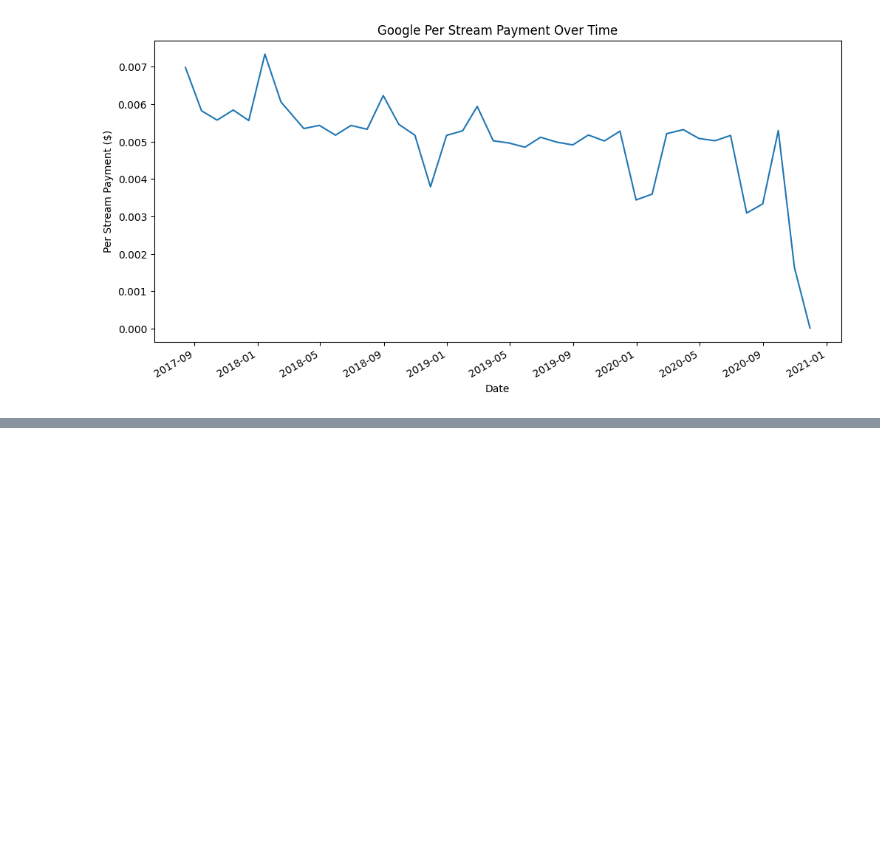
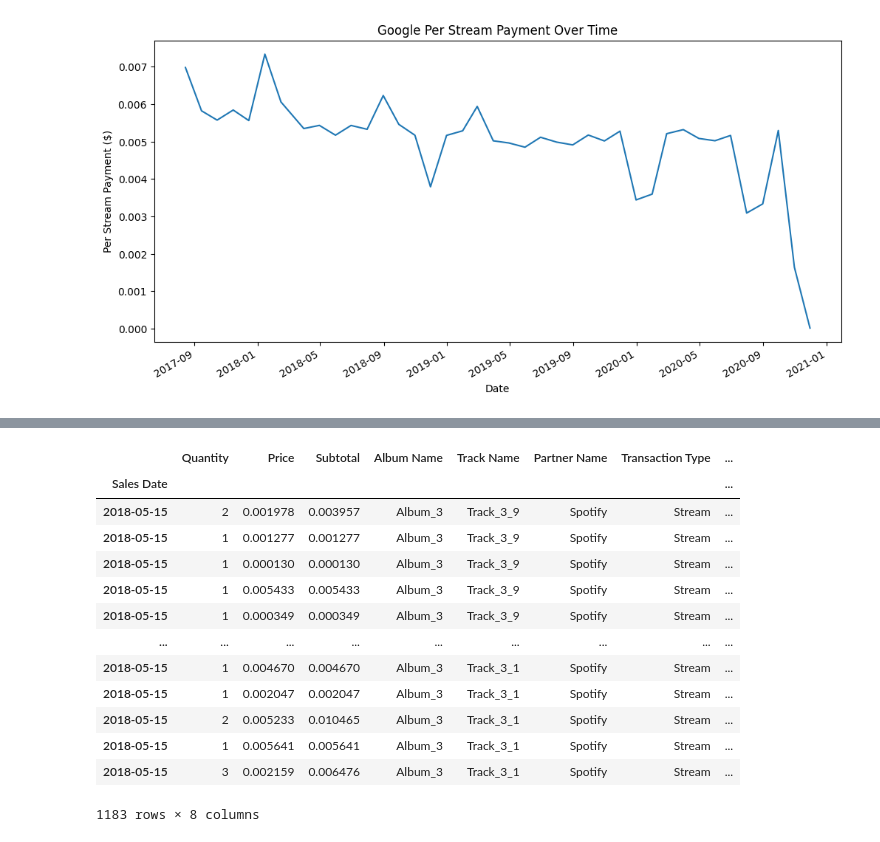
Before and after one commit to nolaneley/analysis_my_streaming_royalties, a Jupyter notebook: EDA.ipynb, the cells around one changed output, grey strips where cells are left out. Saved outputs shown, nothing was run; the diff lists cells and outputs as text; code cells hidden in the pictures; blank space fills up the shorter version.

```diff
--- a/EDA.ipynb
+++ b/EDA.ipynb
@@ -117,0 +101,6 @@ Name: Price, dtype: float64
+# %%
+spotify.set_index('Sales Date', inplace=True)
+spotify.index = pd.to_datetime(spotify.index)
+spotify = spotify.sort_index()
+problem_period = spotify.loc['2018-05-01':'2019-12-01']
+problem_period
@@ -117,0 +119,18 @@ Name: Price, dtype: float64
+# %%
+may15 = problem_period.loc['2018-05-15']
+may15
+# %% [output]
+|  | Quantity | Price | Subtotal | Album Name | Track Name | Partner Name | Transaction Type | ... |
+| Sales Date |  |  |  |  |  |  |  | ... |
+| 2018-05-15 | 2 | 0.001978 | 0.003957 | Album_3 | Track_3_9 | Spotify | Stream | ... |
+| 2018-05-15 | 1 | 0.001277 | 0.001277 | Album_3 | Track_3_9 | Spotify | Stream | ... |
+| 2018-05-15 | 1 | 0.000130 | 0.000130 | Album_3 | Track_3_9 | Spotify | Stream | ... |
+| 2018-05-15 | 1 | 0.005433 | 0.005433 | Album_3 | Track_3_9 | Spotify | Stream | ... |
+| 2018-05-15 | 1 | 0.000349 | 0.000349 | Album_3 | Track_3_9 | Spotify | Stream | ... |
+| ... | ... | ... | ... | ... | ... | ... | ... | ... |
+| 2018-05-15 | 1 | 0.004670 | 0.004670 | Album_3 | Track_3_1 | Spotify | Stream | ... |
+| 2018-05-15 | 1 | 0.002047 | 0.002047 | Album_3 | Track_3_1 | Spotify | Stream | ... |
+| 2018-05-15 | 2 | 0.005233 | 0.010465 | Album_3 | Track_3_1 | Spotify | Stream | ... |
+| 2018-05-15 | 1 | 0.005641 | 0.005641 | Album_3 | Track_3_1 | Spotify | Stream | ... |
+| 2018-05-15 | 3 | 0.002159 | 0.006476 | Album_3 | Track_3_1 | Spotify | Stream | ... |
+1183 rows × 8 columns
```
Also changed, not shown: parts of 7 cells of this notebook.
